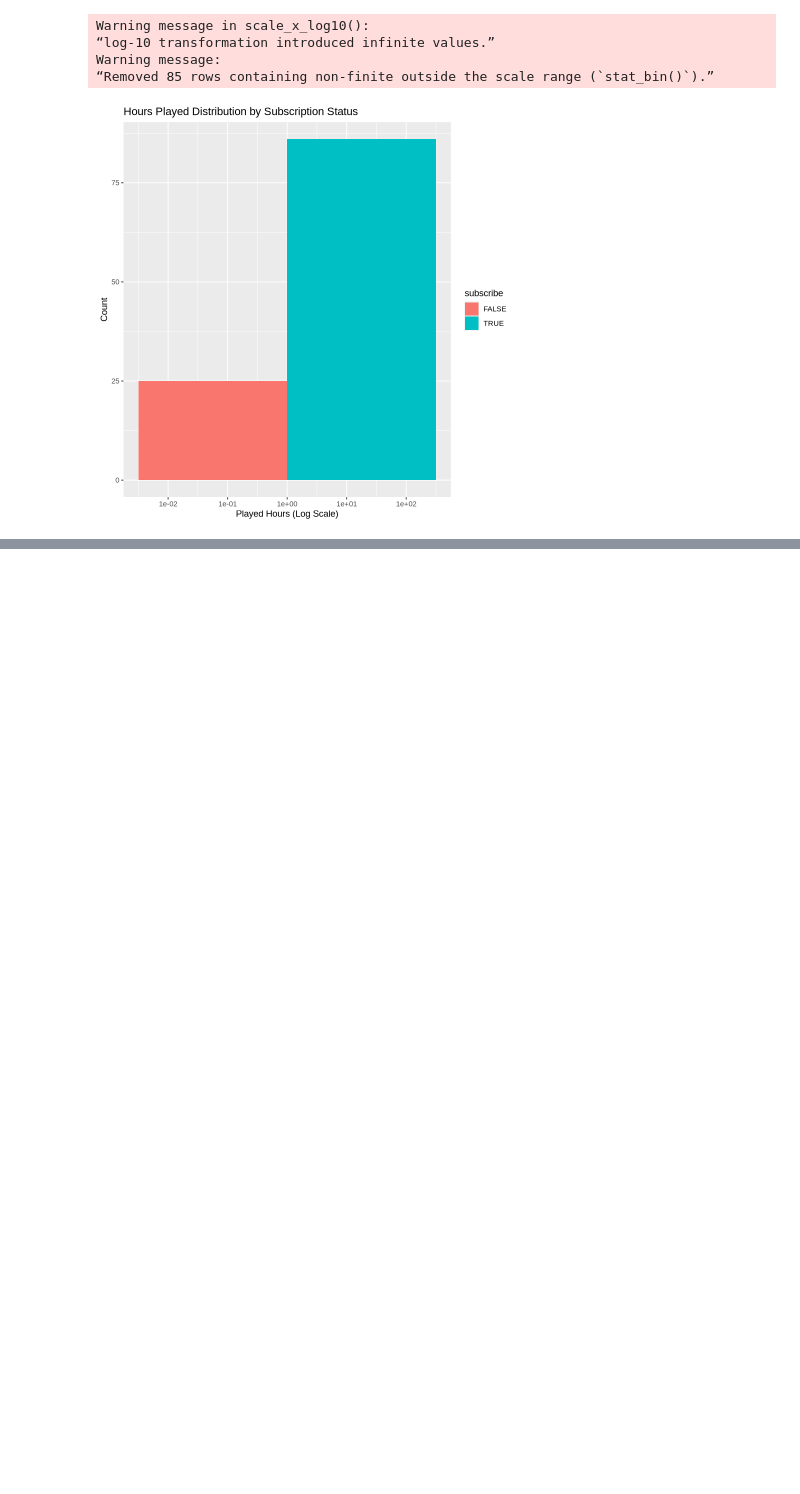
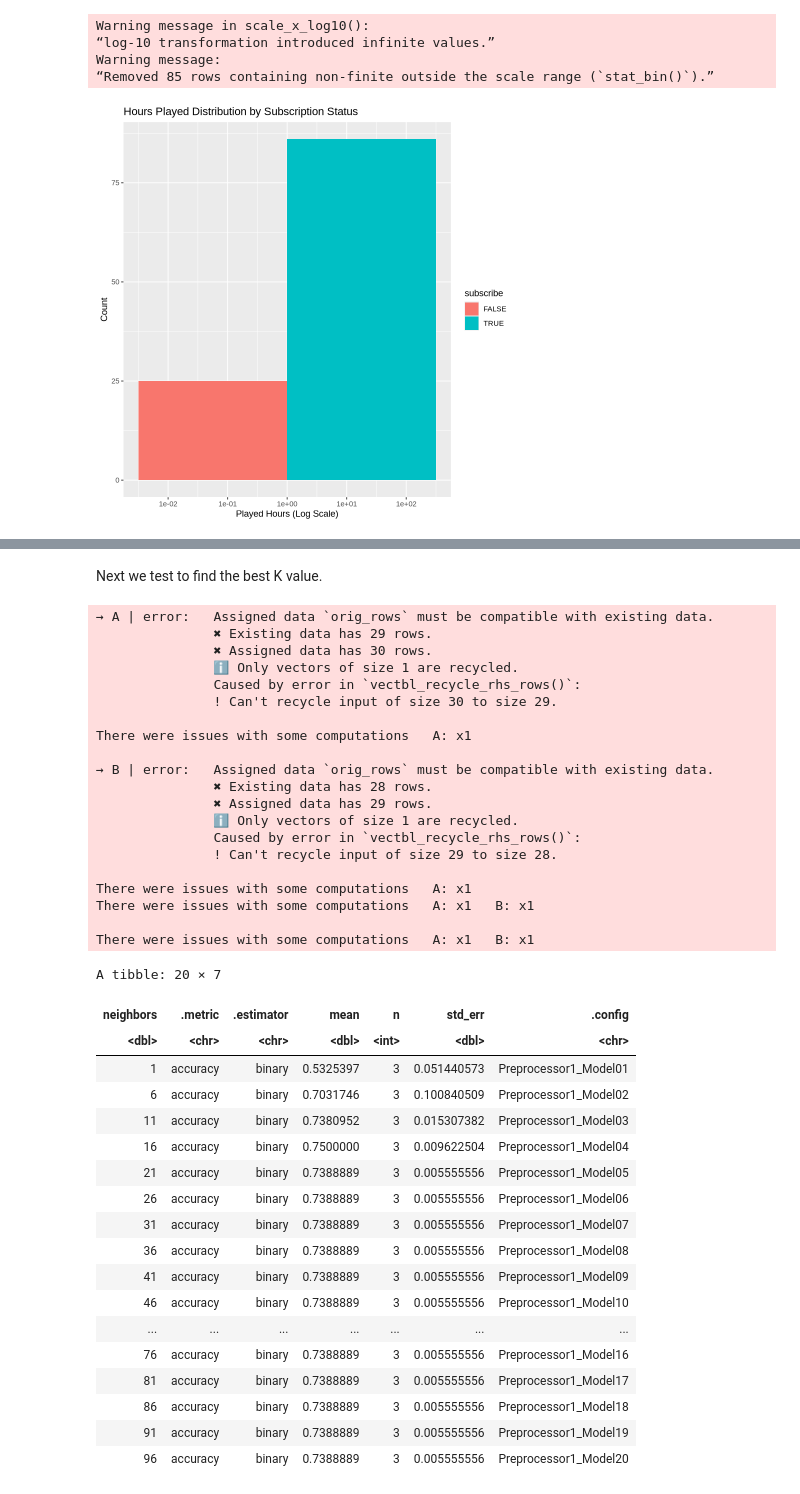
Before and after one commit to Greatbun123/DSCI-Project, a Jupyter notebook: Project.ipynb, the cells around one changed output, grey strips where cells are left out. Saved outputs shown, nothing was run; the diff lists cells and outputs as text; code cells hidden in the pictures; blank space fills up the shorter version.

```diff
--- a/Project.ipynb
+++ b/Project.ipynb
@@ -195,0 +215,4 @@ This solidifies our initial prediction regarding the relationship between played
+# %%
+player_split <- initial_split(players_mutated, prop = 0.75, strata = subscribe)
+player_train <- training(player_split)
+player_test <- testing(player_split)
@@ -195,0 +323,60 @@ This solidifies our initial prediction regarding the relationship between played
+# %% [markdown]
+Next we test to find the best K value.
+# %%
+knn_spec <- nearest_neighbor(weight_func = "rectangular",
+                             neighbors = tune()) |>
+  set_engine("kknn") |>
+  set_mode("classification")
+
+k_vals <- tibble(neighbors = seq(from = 1, to = 100, by = 5))
+
+knn_results <- workflow() |>
+  add_recipe(subscribe_recipe) |>
+  add_model(knn_spec) |>
+  tune_grid(resamples = player_vfold, grid = k_vals) |>
+  collect_metrics()
+
+accuracies <- knn_results |>
+  filter(.metric == "accuracy")
+
+accuracies
+# %% [output]
+→ A | error:   Assigned data `orig_rows` must be compatible with existing data.
+               ✖ Existing data has 29 rows.
+               ✖ Assigned data has 30 rows.
+               ℹ Only vectors of size 1 are recycled.
+               Caused by error in `vectbl_recycle_rhs_rows()`:
+               ! Can't recycle input of size 30 to size 29.
+
+There were issues with some computations   A: x1
+
+→ B | error:   Assigned data `orig_rows` must be compatible with existing data.
+               ✖ Existing data has 28 rows.
+               ✖ Assigned data has 29 rows.
+               ℹ Only vectors of size 1 are recycled.
+               Caused by error in `vectbl_recycle_rhs_rows()`:
+               ! Can't recycle input of size 29 to size 28.
+
+There were issues with some computations   A: x1
+There were issues with some computations   A: x1   B: x1
+
+There were issues with some computations   A: x1   B: x1
+A tibble: 20 × 7
+| neighbors | .metric | .estimator | mean | n | std_err | .config |
+| <dbl> | <chr> | <chr> | <dbl> | <int> | <dbl> | <chr> |
+| 1 | accuracy | binary | 0.5325397 | 3 | 0.051440573 | Preprocessor1_Model01 |
+| 6 | accuracy | binary | 0.7031746 | 3 | 0.100840509 | Preprocessor1_Model02 |
+| 11 | accuracy | binary | 0.7380952 | 3 | 0.015307382 | Preprocessor1_Model03 |
+| 16 | accuracy | binary | 0.7500000 | 3 | 0.009622504 | Preprocessor1_Model04 |
+| 21 | accuracy | binary | 0.7388889 | 3 | 0.005555556 | Preprocessor1_Model05 |
+| 26 | accuracy | binary | 0.7388889 | 3 | 0.005555556 | Preprocessor1_Model06 |
+| 31 | accuracy | binary | 0.7388889 | 3 | 0.005555556 | Preprocessor1_Model07 |
+| 36 | accuracy | binary | 0.7388889 | 3 | 0.005555556 | Preprocessor1_Model08 |
+| 41 | accuracy | binary | 0.7388889 | 3 | 0.005555556 | Preprocessor1_Model09 |
+| 46 | accuracy | binary | 0.7388889 | 3 | 0.005555556 | Preprocessor1_Model10 |
+| ... | ... | ... | ... | ... | ... | ... |
+| 76 | accuracy | binary | 0.7388889 | 3 | 0.005555556 | Preprocessor1_Model16 |
+| 81 | accuracy | binary | 0.7388889 | 3 | 0.005555556 | Preprocessor1_Model17 |
+| 86 | accuracy | binary | 0.7388889 | 3 | 0.005555556 | Preprocessor1_Model18 |
+| 91 | accuracy | binary | 0.7388889 | 3 | 0.005555556 | Preprocessor1_Model19 |
+| 96 | accuracy | binary | 0.7388889 | 3 | 0.005555556 | Preprocessor1_Model20 |
```
Also changed, not shown: parts of 26 cells of this notebook.
